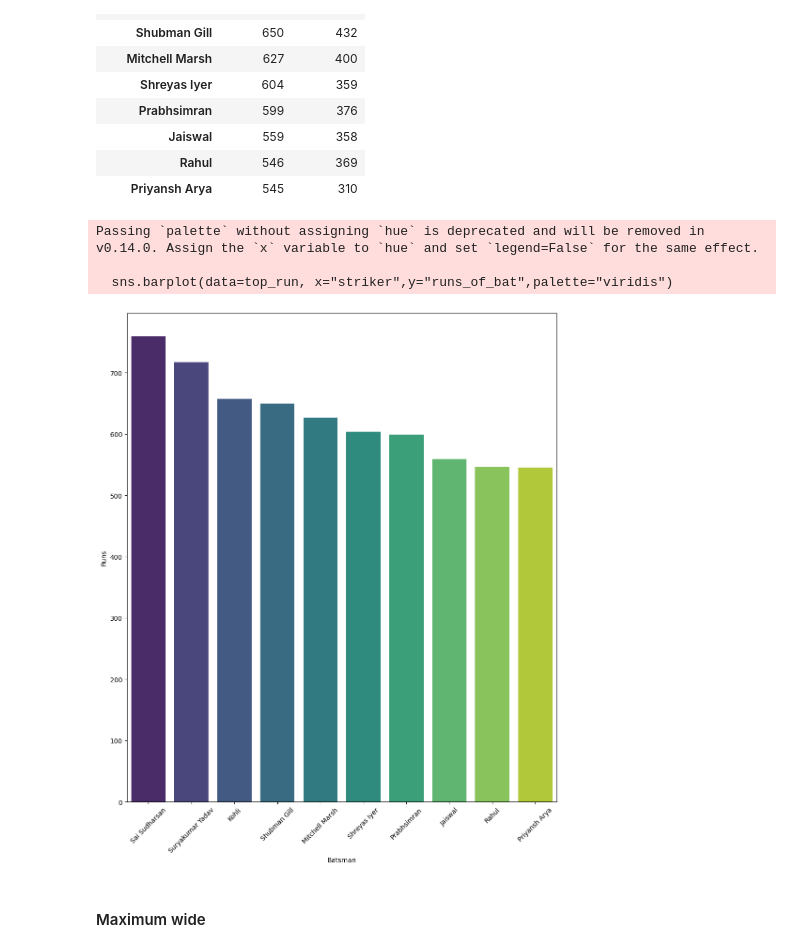
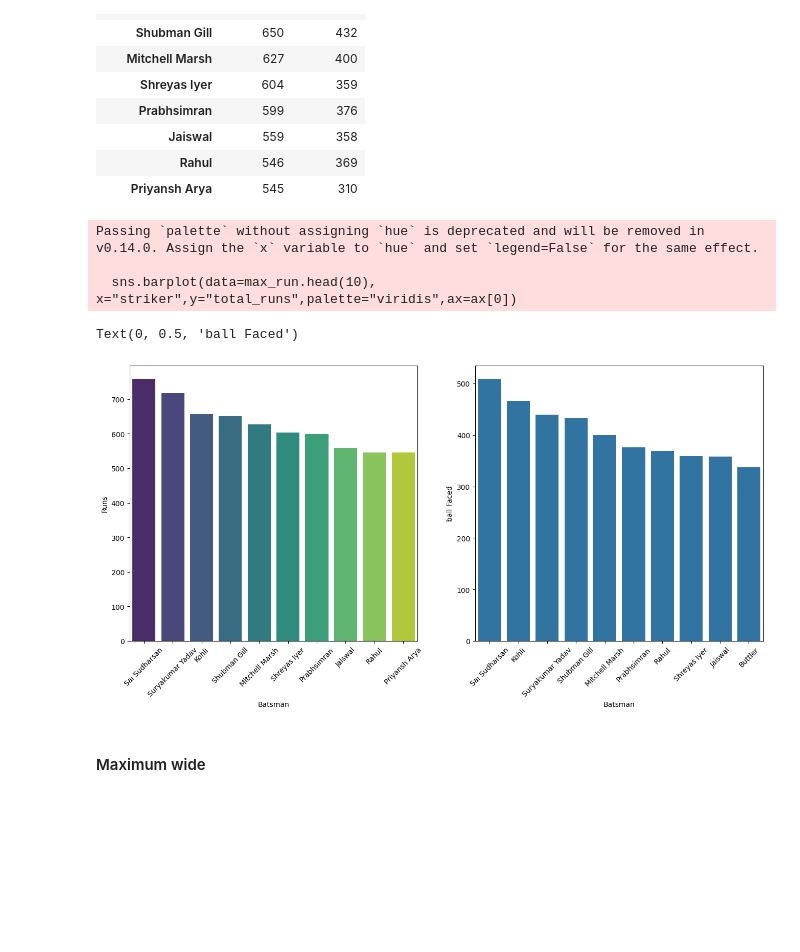
Before and after one commit to Seetharamanrs/ipl_2025_analysis, a Jupyter notebook: Analysis/Notebook.ipynb, the cells around one changed output. Saved outputs shown, nothing was run; the diff lists cells and outputs as text; code cells hidden in the pictures; blank space fills up the shorter version.

Commit message:
Ball Faced and Total run is displayed

```diff
--- a/Analysis/Notebook.ipynb
+++ b/Analysis/Notebook.ipynb
@@ -129,18 +129,22 @@ pd.concat([max_run, ball_faced],axis=1).head(10)
 | Rahul | 546 | 369 |
 | Priyansh Arya | 545 | 310 |
 # %%
-plt.figure(figsize=(10,12))
-sns.barplot(data=top_run, x="striker",y="runs_of_bat",palette="viridis")
-plt.xlabel("Batsman")
-plt.xticks(rotation=45)
-plt.ylabel("Runs")
-plt.tight_layout()
-plt.show()
+fig,ax=plt.subplots(1,2,figsize=(16,7))
+sns.barplot(data=max_run.head(10), x="striker",y="total_runs",palette="viridis",ax=ax[0])
+ax[0].set_xlabel("Batsman")
+ax[0].tick_params(axis='x',rotation=45)
+ax[0].set_ylabel("Runs")
+
+sns.barplot(data=ball_faced.head(10),x='striker',y='ball_faced',ax=ax[1])
+ax[1].set_xlabel("Batsman")
+ax[1].tick_params(axis='x',rotation=45)
+ax[1].set_ylabel("ball Faced")
 # %% [output]
 Passing `palette` without assigning `hue` is deprecated and will be removed in v0.14.0. Assign the `x` variable to `hue` and set `legend=False` for the same effect.
 
-  sns.barplot(data=top_run, x="striker",y="runs_of_bat",palette="viridis")
+  sns.barplot(data=max_run.head(10), x="striker",y="total_runs",palette="viridis",ax=ax[0])
+Text(0, 0.5, 'ball Faced')
-[figure, old version]
+[figure, new version]
 # %% [markdown]
 #### Maximum wide
 # %%
```
